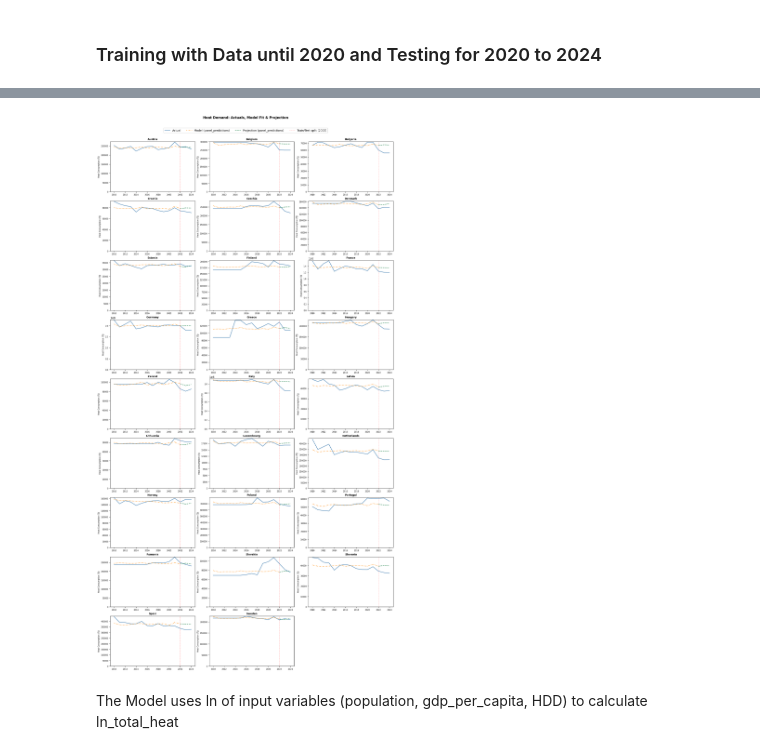
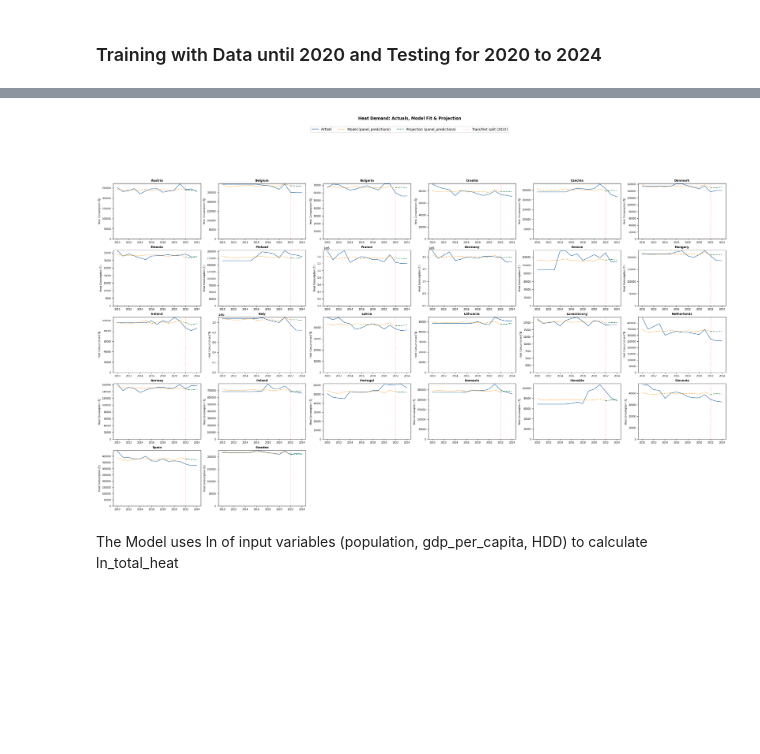
Before and after one commit to morteezzaa/demand_forecast_MA, a Jupyter notebook: heat_pump_ols.ipynb, the cells around one changed output, grey strips where cells are left out. Saved outputs shown, nothing was run; the diff lists cells and outputs as text; code cells hidden in the pictures; blank space fills up the shorter version.

```diff
--- a/heat_pump_ols.ipynb
+++ b/heat_pump_ols.ipynb
@@ -525,0 +445,33 @@ floor_panel[floor_panel["country"] == "Germany"]#.total_floor_m2.plot()
+# %%
+# ── Building stock panel ─────────────────────────────────────────────────────
+# Floor area and thermal index are no longer derived here. They are produced by
+# floor_area_panel.ipynb, which reconstructs 2010–2024 from observed Eurostat building
+# permits and projects 2025–2060 with demand-driven construction, age-dependent
+# demolition and scenario-specific renovation rates.
+
+FLOOR_PANEL_PATH        = "Data - raw/prepared_data/floor_panel_2010_2060.csv"
+FLOOR_BASELINE_SCENARIO = "KKO"     # scenario used for the single-pathway `proj`
+FLOOR_COLS = ["ln_total_floor", "ln_thermal_index", "total_floor_m2", "thermal_index"]
+
+floor_all = pd.read_csv(FLOOR_PANEL_PATH)
+floor_all = floor_all[floor_all.country.isin(ALL_COUNTRIES)]
+
+# history 2010–2024: observation-based, identical across scenarios
+floor_hist_panel = (floor_all[floor_all.scenario == "HIST"]
+                    .set_index(["country", "year"])[FLOOR_COLS])
+
+# projection 2025–2060: one row per country × year × scenario
+floor_proj_panel = floor_all[floor_all.scenario != "HIST"][
+    ["country", "year", "scenario"] + FLOOR_COLS]
+
+# baseline pathway for the non-scenario `proj` further down
+floor_proj_baseline = (floor_proj_panel[floor_proj_panel.scenario == FLOOR_BASELINE_SCENARIO]
+                       .drop(columns="scenario")
+                       .set_index(["country", "year"]))
+
+floor_panel = pd.concat([floor_hist_panel, floor_proj_baseline])
+
+print(f"floor panel: {len(floor_hist_panel)} historical + "
+      f"{len(floor_proj_panel)} projected rows "
+      f"({floor_proj_panel.scenario.nunique()} scenarios)")
+floor_panel.head()
@@ -617,22 +600,23 @@ id: 0x126540690
 # %%
 # predictions for historical data (training set)
 hist = predict_logaritmic(m_panelOLS, hist, X_train, LN=True)
 
 # Raw model projection for test set
 #proj = predict_logaritmic(m_panelOLS, proj, X_proj, LN=True)
 X_test = predict_logaritmic(m_panelOLS, X_test, X_test, LN=True)
 
 # plotting the results of PanelOLS model
 plot_heat_demand(
     hist=hist,
     proj=X_test,
     hist_actual_col="Total_Heat_TJ",
     hist_pred_col="panel_predictions",      # column added in the prediction cell above
     proj_pred_col="panel_predictions",          # change to "Total_Heat_TJ_ML" when ready
-    test_split_year=TRAIN_TEST_YEAR
+    test_split_year=TRAIN_TEST_YEAR,
+    NCOLS=6
 )
 # %% [output]
-[figure, old version]
+[figure, new version]
 # %% [markdown]
 The Model uses ln of input variables (population, gdp_per_capita, HDD) to calculate ln_total_heat
 # %% [markdown]
```
Also changed, not shown: parts of 21 cells of this notebook, 14 other files.
